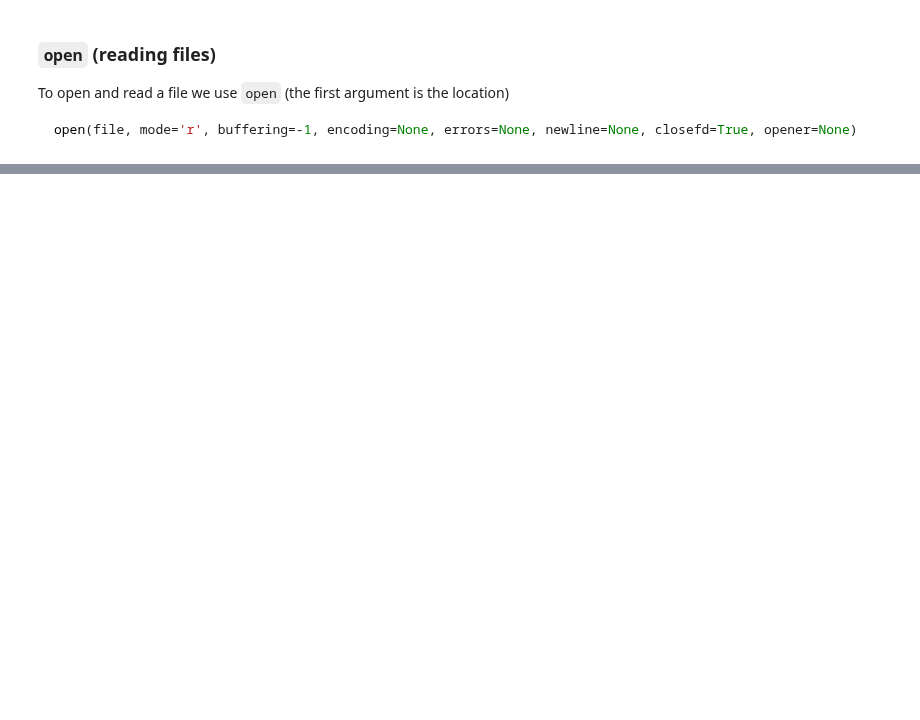
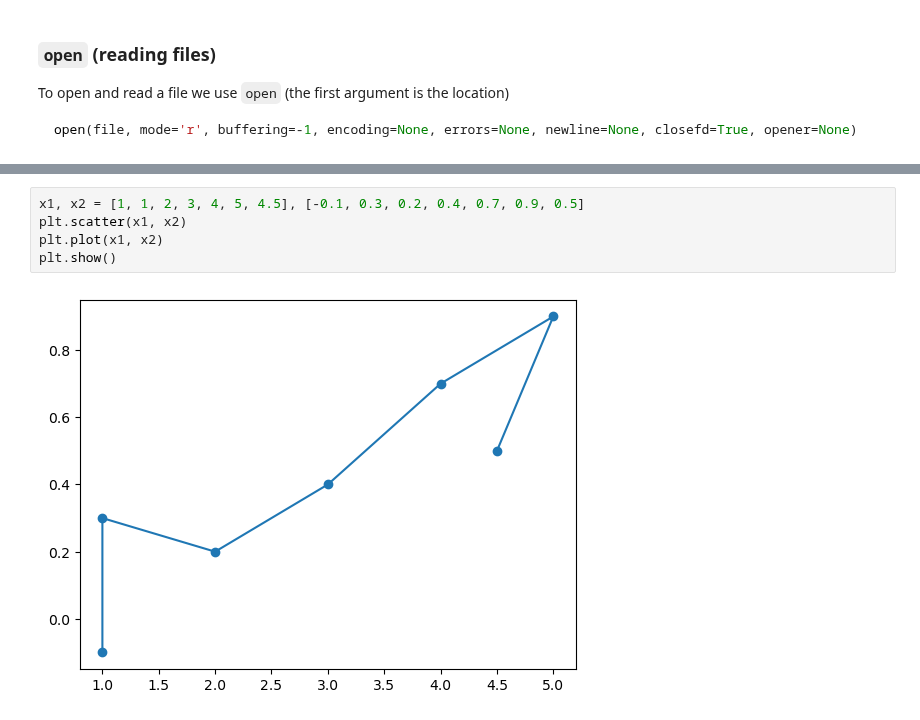
Before and after one commit to sapienzaio/online-ml-finance, a Jupyter notebook: 00-intro-to-python.ipynb, the cells around one changed output, grey strips where cells are left out. Drawn from its saved outputs; the diff is of its cells as text; blank space fills up the shorter version.

```diff
--- a/00-intro-to-python.ipynb
+++ b/00-intro-to-python.ipynb
@@ -697,0 +1171,7 @@ open(file, mode='r', buffering=-1, encoding=None, errors=None, newline=None, clo
+# %%
+x1, x2 = [1, 1, 2, 3, 4, 5, 4.5], [-0.1, 0.3, 0.2, 0.4, 0.7, 0.9, 0.5]
+plt.scatter(x1, x2)
+plt.plot(x1, x2)
+plt.show()
+# %% [output]
+[figure, added]
```
Also changed, not shown: parts of 78 cells of this notebook.
